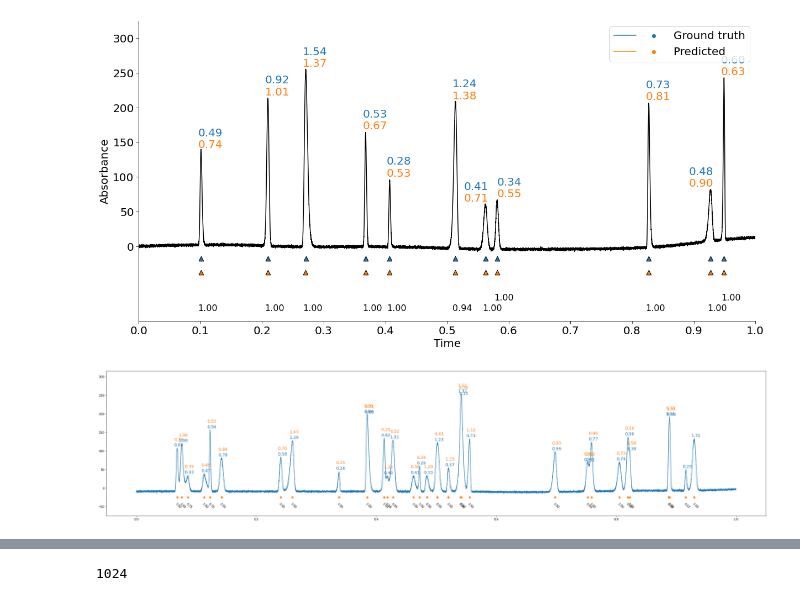
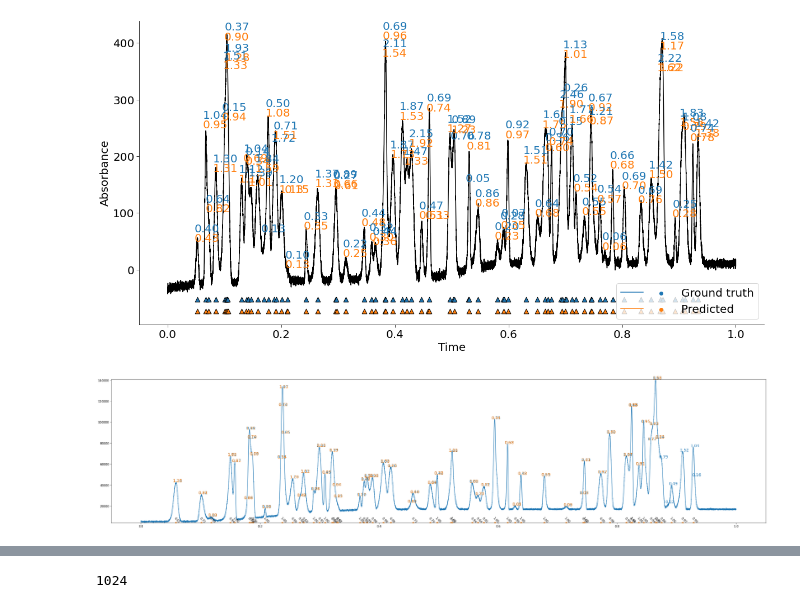
Before and after one commit to akensert/deep-learning-peak-detection, a Jupyter notebook: notebooks/01_convolutional-neural-network.ipynb, the cells around one changed output, grey strips where cells are left out. Cells and saved outputs as stored; diff of their text form; code cells hidden in the pictures.

```diff
--- a/notebooks/01_convolutional-neural-network.ipynb
+++ b/notebooks/01_convolutional-neural-network.ipynb
@@ -108,14 +88,12 @@ model = ConvNet(
     output_shape=(NUM_WINDOWS, NUM_CLASSES)
 )
 model.compile(loss=loss_fn, optimizer=optimizer, metrics=metrics)
-# %%
-model.load_weights('model.h5')
 # %%
-for _ in range(1):
+for _ in range(4):
 
     model.fit(train_generator, use_multiprocessing=False, workers=8)
-    out = model.evaluate(validation_generator, use_multiprocessing=False, workers=8)
+    #out = model.evaluate(validation_generator, use_multiprocessing=False, workers=8)
 
-    current_lr = model.optimizer.learining_rate
+    current_lr = model.optimizer.learning_rate
     model.optimizer.learning_rate.assign(current_lr * (1 - LEARNING_RATE_DECAY))
 # %% [output]
@@ -130,7 +119,7 @@ fig, ax = plt.subplots(1, 1, figsize=(20, 10))
 
 x_lim = [0.0, 1.0 + 1e-7]
 
-ID = 5
+ID = 1
 
 true_move = {0: (0.0, 0), 1: (0, 0), 2: (0, 0), 3: (0, 0), 4: (0, 0),
              5: (0, 0), 6: (0, 0), 7: (0, 0), 8: (0, 0), 9: (0, 0),
@@ -150,7 +139,7 @@ probs, locs, areas = label_encoder.decode(pred, 0.5)
 
 x = true[0][0]
 y = true[1][0]
-x = x * 255
+#x = x * 255
 
 gt = label_encoder.decode(y)
 
@@ -164,7 +153,7 @@ for i, y_sample in enumerate(y):
         if x_lim[0] < gt[1][k] < x_lim[1]:
             ax.scatter(gt[1][k], np.min(x)-10, c='C0', s=75, marker='^', edgecolor='black')
             #ax.axvline(gt[1][k], linestyle='--')
-            ax.text(x=gt[1][k]-0.005-pred_move[k][0] * x_lim[1], y=height+17, s=f"{gt[2][k]:.2f}", color="C0", fontsize=20)
+            ax.text(x=gt[1][k]-0.005 * x_lim[1], y=height+17, s=f"{gt[2][k]:.2f}", color="C0", fontsize=20)
 
         k += 1
 
@@ -172,40 +161,40 @@ for i, y_sample in enumerate(y):
 
         index = int(gt[1][k-1] * 16384)
         height = max(x[index:index+1]) + 5
 
         if x_lim[0] < locs[j] < x_lim[1]:
 
             ax.scatter(locs[j], np.min(x)-30, c='C1', s=75, marker='^', edgecolor='black')
-            ax.text(x=locs[j]-0.005 * x_lim[1], y=np.min(x)-85+pred_move[j][1], s=f'{probs[j]:.2f}', rotation=-0, fontsize=16)
-            ax.text(x=locs[j]-0.005-pred_move[j][0] * x_lim[1], y=height, s=f"{areas[j]:.2f}", color='C1', fontsize=20)
+           # ax.text(x=locs[j]-0.005 * x_lim[1], y=np.min(x)-85+pred_move[j][1], s=f'{probs[j]:.2f}', rotation=-0, fontsize=16)
+            ax.text(x=locs[j]-0.005 * x_lim[1], y=height, s=f"{areas[j]:.2f}", color='C1', fontsize=20)
 
         j += 1
 
 
 
 ax.plot(np.linspace(0, 1, simulator_test.resolution), x, c='black')
 
 ax.scatter([None],[None], c='C0', label='Ground truth')
 ax.scatter([None],[None], c='C1', label='Predicted')
 ax.plot([None],[None], c='C0', label=' ')
 ax.plot([None],[None], c='C1', label=' ')
 
 
 ax.set_ylabel('Absorbance', fontsize=20)
 ax.set_xlabel('Time', fontsize=20)
-ax.set_ylim(np.min(x)-100, np.max(x)+70);
-ax.set_xlim(*x_lim)
+#ax.set_ylim(np.min(x)-100, np.max(x)+70);
+#ax.set_xlim(*x_lim)
 ax.tick_params(axis='both', length=5, labelsize=20)
 
 start, end = ax.get_xlim()
-ax.xaxis.set_ticks(np.arange(start, end, 0.1))
+#ax.xaxis.set_ticks(np.arange(start, end, 0.1))
 start, end = ax.get_ylim()
-ax.yaxis.set_ticks(np.arange(0, end, 50))
+#ax.yaxis.set_ticks(np.arange(0, end, 50))
 ax.legend(columnspacing=-0.5, fontsize=20, ncol=2)
 ax.spines['top'].set_visible(False)
 ax.spines['right'].set_visible(False)
 # %% [output]
-[figure, old version]
+[figure, new version]
 # %%
 plt.figure(figsize=(40, 9))
 
@@ -241,7 +230,7 @@ for i, (l, a) in enumerate(zip(gt[1], gt[2])):
     index = int(l * 16384)
     height = max(x[index-10:index+10]) + 5
 
-    plt.text(x=l-0.005, y=height, s=f"{a:.2f}", color="k += 1C0", fontsize=14)
+    plt.text(x=l-0.005, y=height, s=f"{a:.2f}", color="C0", fontsize=14)
     #plt.plot([l, l], [0, a], color='C1', linewidth=4)
     #plt.plot([l-s/2, l+s/2], [0, 0], color='C1', linewidth=4)
 
@@ -257,7 +246,7 @@ for i, (g, p, l, a) in enumerate(zip(gt[1], probs, locs, areas)):
     #plt.plot([l, l], [0, a], color='C0', linewidth=4, linestyle=':')
     #plt.plot([l-s/2, l+s/2], [0, 0], color='C0', linewidth=4, linestyle=':')
 
-    index = int(g * 16384)for i, (l, a) in enumerate(zip(gt[1], gt[2])):
+    index = int(g * 16384)
 
 #     index = int(l * 16384)
 #     height = max(x[index-10:index+10]) + 5
@@ -284,7 +273,7 @@ plt.ylim(np.min(x)-60, np.max(x)+60);
 
 #plt.savefig(f'pd_{ID}.png', dpi=300)
 # %% [output]
-[figure, old version]
+[figure, new version]
 # %%
 import pandas as pd
 
```
Also changed, not shown: parts of 13 cells of this notebook, 1 other file.
